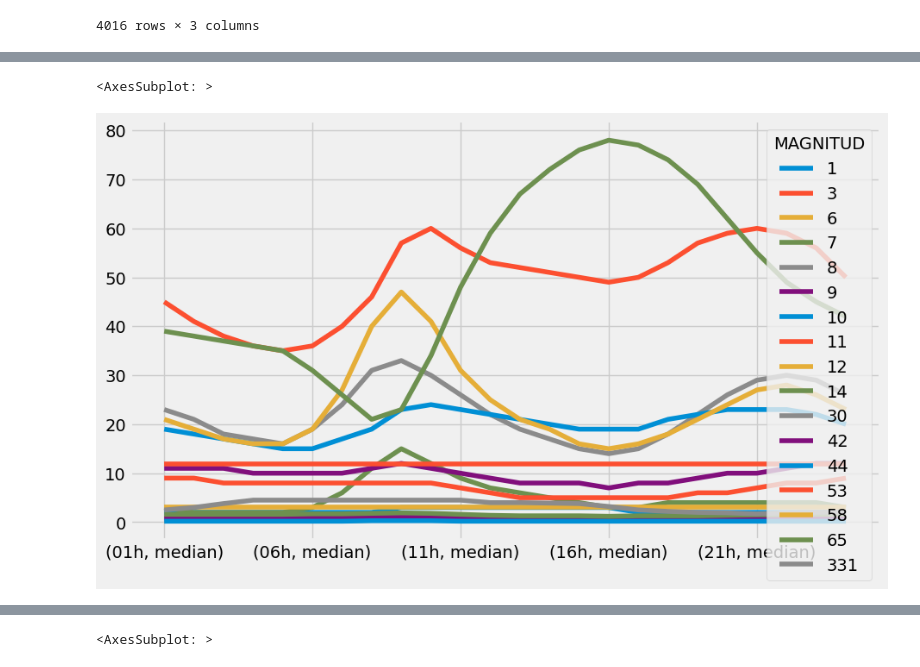
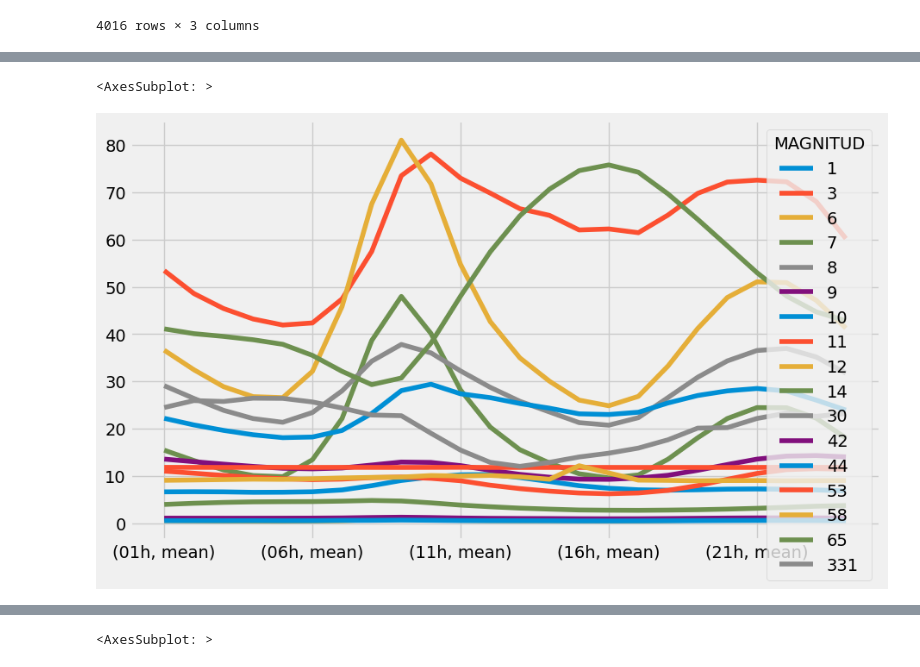
Before and after one commit to Pfed-prog/Catalonia_Data, a Jupyter notebook: Global Analysis.ipynb, the cells around one changed output, grey strips where cells are left out. Drawn from its saved outputs; the diff is of its cells as text; code cells hidden in the pictures.

```diff
--- a/Global Analysis.ipynb
+++ b/Global Analysis.ipynb
@@ -153,3 +196,3 @@ for x in pollutantsIds:
 # %%
 df_hourly = df.groupby(["MAGNITUD"])[cols].agg(['mean', "median", "count"])
-df_hourly_median = df.groupby(["MAGNITUD"])[cols].agg(["median"])
+df_hourly_mean = df.groupby(["MAGNITUD"])[cols].agg(["mean"])
@@ -179,5 +239,5 @@ df_hourly_median
 # %%
-df_hourly_median.T.plot()
+df_hourly_mean.T.plot()
 # %% [output]
 <AxesSubplot: >
-[figure, old version]
+[figure, new version]
```
Also changed, not shown: parts of 38 cells of this notebook, 3 other files.
